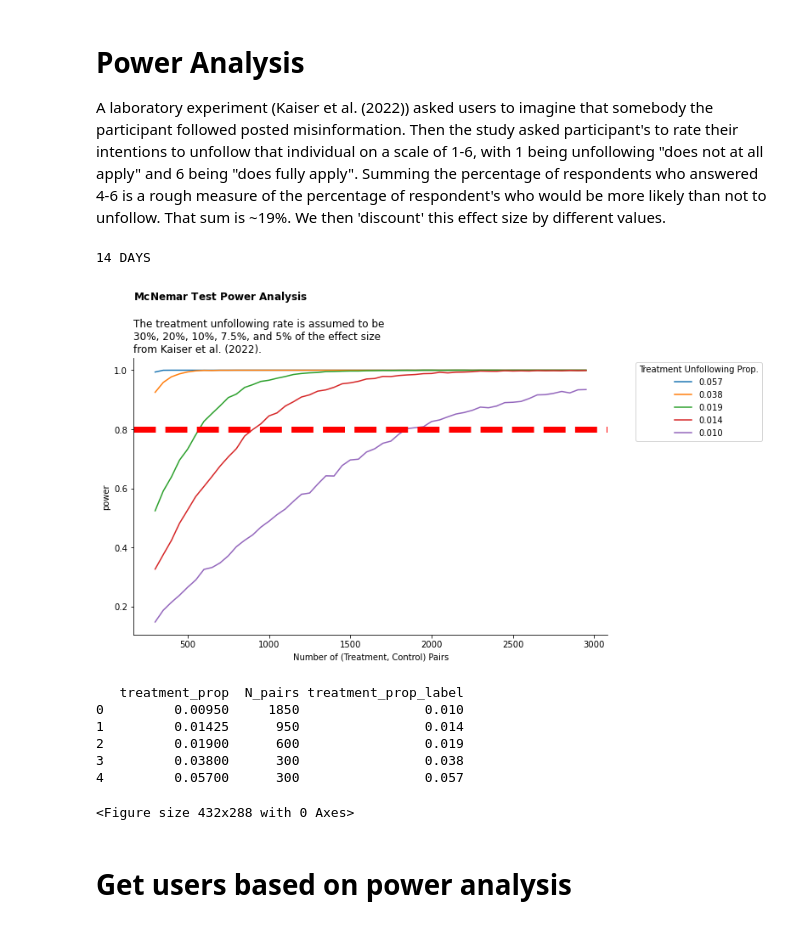
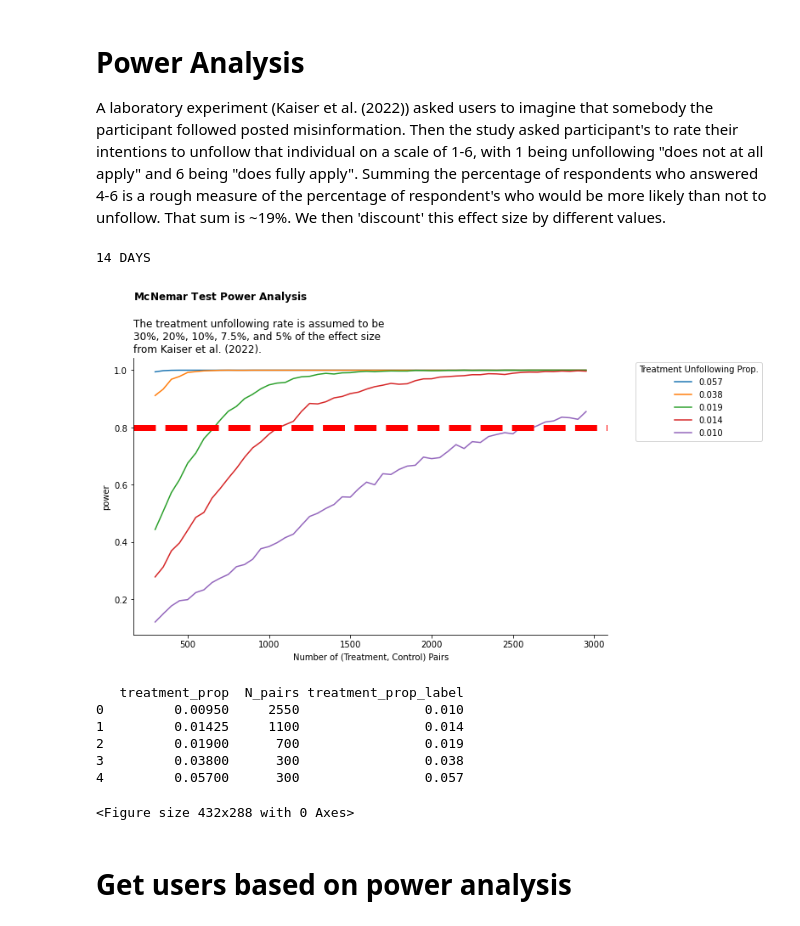
Before and after one commit to josh-ashkinaze/misinfo_expr_final, a Jupyter notebook: pre_experiment/selection_and_pow.ipynb, the cells around one changed output. Cells and saved outputs as stored; diff of their text form; code cells hidden in the pictures.

```diff
--- a/pre_experiment/selection_and_pow.ipynb
+++ b/pre_experiment/selection_and_pow.ipynb
@@ -28,7 +24,7 @@ random.seed(416)
 print("Making data file")
 
 print("Reading in data")
-df1 = pd.read_csv("metadata_blog_tweet_merge_CLEAN_ND.csv")
+df1 = pd.read_csv("metadata_blog_tweet_merge_CLEAN_ND2.csv")
 df2 = pd.read_csv("filtered_parsed_tweetsND22.csv", dtype={'user_id':'object'})
 hydrated_main = pd.read_csv("HydratedMain_ND22_t1_t3_v2___10.02.2023__22.42.29__START0_END-1_merged.csv", dtype={'user_id':'object'})
 hydrated_follower = pd.read_csv("HydratedFollowers_ND22_t1_t3_v2___10.02.2023__14.23.39__START0_END-1_merged.csv", dtype={'user_id':'object'})
@@ -40,6 +36,7 @@ comparison_date_utc = pd.Timestamp('2023-10-02 00:00:00', tz='UTC')
 hydrated_follower['days_since_last_tweet'] = (comparison_date_utc - hydrated_follower['last_tweet_date']).dt.days
 hydrated_follower['days_since_last_tweet'] = hydrated_follower['days_since_last_tweet'].clip(lower=0)
 hydrated_follower = hydrated_follower.rename(columns = {'username':'follower_username'})
+hydrated_follower = hydrated_follower.rename(columns = {'user_id':'follower_user_id'})
 
 print("Merging data")
 pf_merged = pd.merge(df1, df2, left_on=['misinfo_url'], right_on=['misinfo_match'], indicator='pf_merge', how='inner')
@@ -48,18 +45,20 @@ display(pf_merged['pf_merge'].value_counts())
 pf_merged.to_csv("merged_politifact_tweet_data.csv")
 
 hydrated_main = hydrated_main.rename(columns = {'username':'spreader_username'})
-pf_merged = pd.merge(pf_merged, hydrated_main, left_on=['user_id'], right_on=['user_id'], indicator="merge_hydrated_spreader", how='left')
+hydrated_main = hydrated_main.rename(columns = {'user_id':'spreader_user_id'})
+
+pf_merged = pd.merge(pf_merged, hydrated_main, left_on=['user_id'], right_on=['spreader_user_id'], indicator="merge_hydrated_spreader", how='left')
 
 display(pf_merged['merge_hydrated_spreader'].value_counts())
 
 pf_merged = pd.merge(pf_merged, mod, left_on=['user_id'], right_on=['main'], indicator="merge_model_data", how='left')
 display(pf_merged['merge_model_data'].value_counts())
 
-pf_merged = pd.merge(pf_merged, hydrated_follower, left_on=['user_id'], right_on=['user_id'], indicator="merge_hydrated_follower", how='left')
+pf_merged = pd.merge(pf_merged, hydrated_follower, left_on=['followers_id'], right_on=['follower_user_id'], indicator="merge_hydrated_follower", how='left')
 display(pf_merged['merge_hydrated_follower'].value_counts())
 print("Data merged")
 
-pf_merged = pf_merged.dropna(subset=['main', 'followers_id'])
+pf_merged = pf_merged.dropna(subset=['main', 'followers_id', 'days_since_last_tweet'])
 pf_merged = pf_merged.drop_duplicates(subset=['main', 'followers_id'])
 
 
@@ -69,3 +108,7 @@ print("Done")
+# %%
+r = pf_merged.iloc[0]
+assert r['follower_username'] != r['spreader_username'], "Merge mixed up usernames"
+assert r['follower_user_id'] != r['spreader_user_id'], "Merge mixed up ids"
 # %% [markdown]
 # Apply strata randomization to eligible followers
 # %%
@@ -195,6 +238,9 @@ Saving sample
 
 A laboratory experiment (Kaiser et al. (2022)) asked users to imagine that somebody the participant followed posted misinformation. Then the study asked participant's to rate their intentions to unfollow that individual on a scale of 1-6, with 1 being unfollowing "does not at all apply" and 6 being "does fully apply". Summing the percentage of respondents who answered 4-6 is a rough measure of the percentage of respondent's who would be more likely than not to unfollow. That sum is ~19%. We then 'discount' this effect size by different values.
 # %%
+np.random.seed(416)
+random.seed(416)
+
 def run_power_analysis(params):
     """Run power analysis and plot the results."""
 
@@ -252,39 +298,39 @@ def generate_table(N, control_prop, treatment_prop):
 
 def perform_test(table, alpha=0.05):
     """Perform the McNemar Test and return whether the p-value is less than alpha."""
     result = mcnemar(table, exact=False, correction=False)
     return result.pvalue < alpha
 
 def run_simulation(N, control_prop, treatment_prop, alpha):
     """Run a single simulation."""
     table = generate_table(N, control_prop, treatment_prop)
     is_significant = perform_test(table, alpha)
     return is_significant
 
 def estimate_power(N, control_prop, treatment_prop, alpha=0.05, n_simulations=100):
     """Estimate the power of the test."""
     significant_count = np.sum([run_simulation(N, control_prop, treatment_prop, alpha) for _ in range(n_simulations)])
     return significant_count / n_simulations
 
 
 print("14 DAYS")
 params = {
     'control_prop': to_sample.query("treat==0")['unfollowed'].mean()/ (191/14),
     'treatment_prop': [0.3*0.19, 0.2*0.19, 0.10*0.19, 0.075*0.19, 0.05*0.19],
     'N_values': range(300, 3000, 50),
     'n_days':[7, 14, 21, 28],
-    'n_simulations': 5000
+    'n_simulations': 3000
 }
 df_results = run_power_analysis(params)
 make_graph(df_results)
 print(find_required_N(df_results))
 # %% [output]
 14 DAYS
-[figure, old version]
+[figure, new version]
    treatment_prop  N_pairs treatment_prop_label
-0         0.00950     1850                0.010
-1         0.01425      950                0.014
-2         0.01900      600                0.019
+0         0.00950     2550                0.010
+1         0.01425     1100                0.014
+2         0.01900      700                0.019
 3         0.03800      300                0.038
 4         0.05700      300                0.057
 <Figure size 432x288 with 0 Axes>
```
Also changed, not shown: parts of 7 cells of this notebook, 2 other files.
